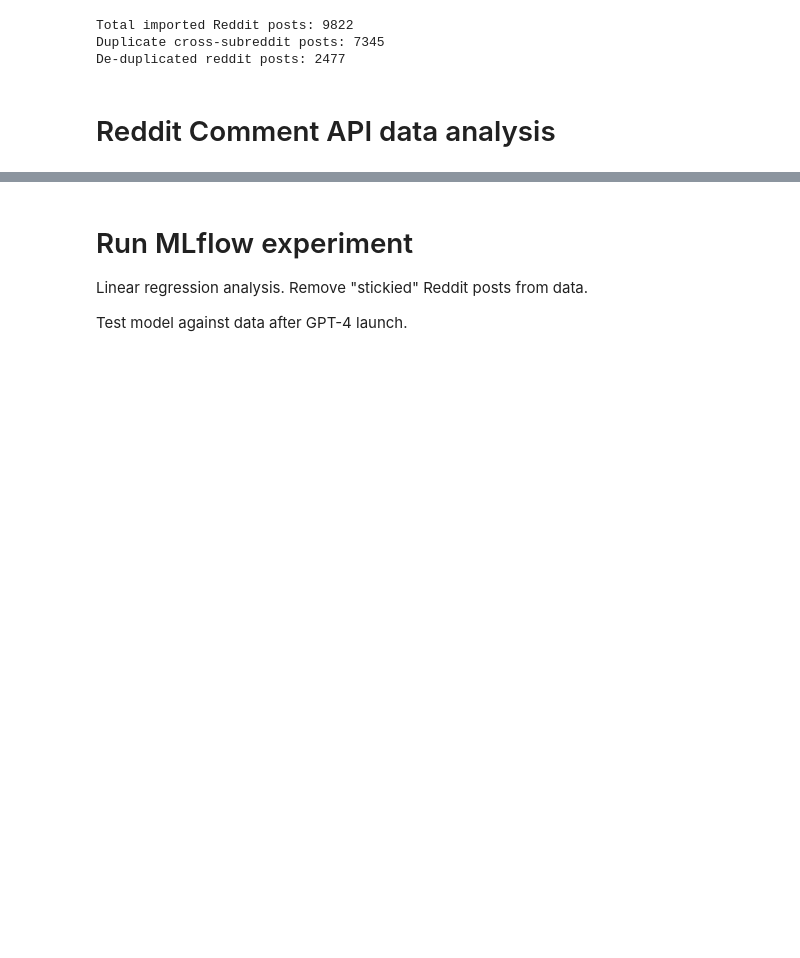
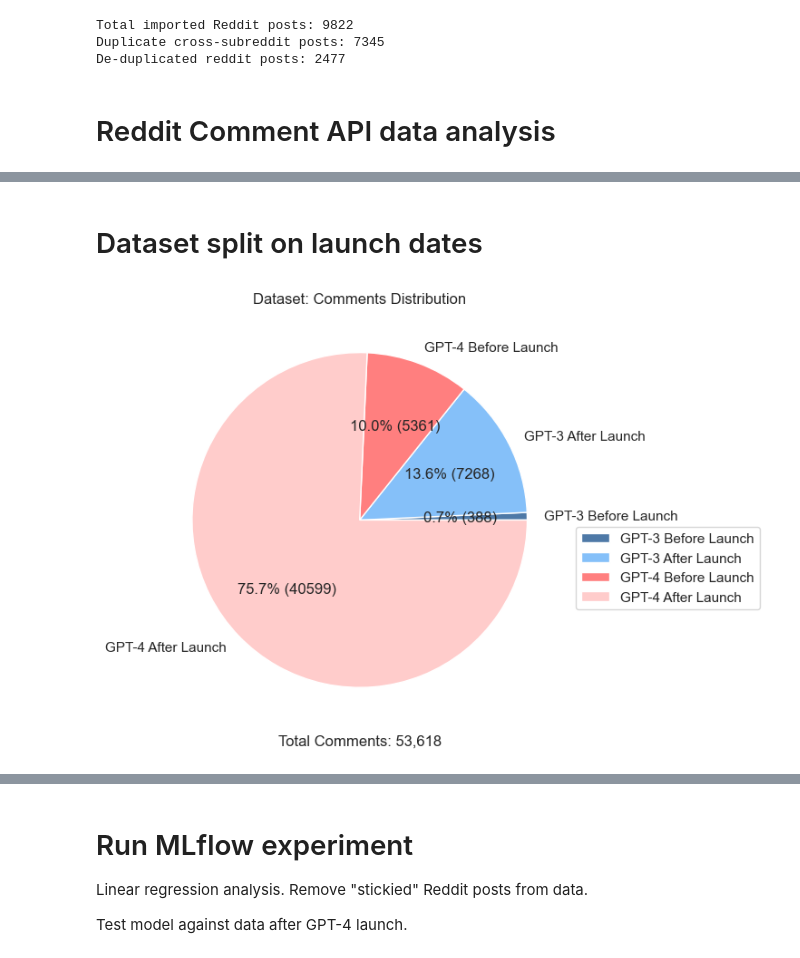
Before and after one commit to georgeh12/reddit-gpt, a Jupyter notebook: sentiment-analysis.ipynb, the cells around one changed output, grey strips where cells are left out. Saved outputs shown, nothing was run; the diff lists cells and outputs as text; code cells hidden in the pictures; blank space fills up the shorter version.

```diff
--- a/sentiment-analysis.ipynb
+++ b/sentiment-analysis.ipynb
@@ -325,3 +360,25 @@ TypeError: expected string or bytes-like object
+# %%
+def apply_subreddit_weight(dataset, column, inplace=True):
+    if inplace: _dataset = dataset
+    else: _dataset = dataset.copy()
+    column_weight = column + '_weighted'
+    # Calculate weighted score by dividing the score by the percentage of the subreddit
+    _dataset[column_weight] = _dataset.apply(
+        lambda row: row[column] * 100 / (100 - metadata.loc[row['subreddit']]['subscribers_pct']), axis=1)
+    return _dataset
+
+apply_subreddit_weight(df_posts, 'score')
+apply_subreddit_weight(df_posts, 'num_comments')
+apply_subreddit_weight(df_comments, 'comment_score')
+apply_subreddit_weight(df_comments, 'comment_num_replies')
+
+# Merge posts with comments
+df = pd.merge(df_posts, df_comments, on='id', how='left')
+
+# Output data analysis to CSV
+df_to_csv(df, output_dir + ['raw'], 'combined.csv')
+# %% [markdown]
+# Dataset split on launch dates
 # %%
 # Define the date range for GPT-3 hype analysis
 gpt3_start = datetime(2022, 11, 1)
@@ -335,45 +392,45 @@ gpt4_end = datetime(2023, 5, 15)
 
 # Filter GPT-3 dataset
 df_gpt3 = df[(gpt3_start <= df['date']) & (df['date'] < gpt3_end + timedelta(days=1))]
+df_gpt3 = df[(gpt3_start <= df['comment_date']) & (df['comment_date'] < gpt3_end + timedelta(days=1))]
 # get the distance of the date to the GPT-3 launch date
 df_gpt3['launch_distance'] = abs(gpt3_launch - df_gpt3['date'])
 df_gpt3['launch_distance_f'] = df_gpt3['launch_distance'] / pd.to_timedelta(1, unit='D')
 
 
 # Filter GPT-4 dataset
 df_gpt4 = df[(gpt4_start <= df['date']) & (df['date'] < gpt4_end + timedelta(days=1))]
+df_gpt4 = df[(gpt4_start <= df['comment_date']) & (df['comment_date'] < gpt4_end + timedelta(days=1))]
 # get the distance of the date to the GPT-4 launch date
 df_gpt4['launch_distance'] = abs(gpt4_launch - df_gpt4['date'])
 df_gpt4['launch_distance_f'] = df_gpt4['launch_distance'] / pd.to_timedelta(1, unit='D')
-
-# apply vader sentiment to matched datasets
-vader_sentiment(df_gpt3)
-vader_sentiment(df_gpt4)
 
 # Split at gpt3_launch date
 df_gpt3_before = df_gpt3[df_gpt3['date'] < gpt3_launch]
 df_gpt3_after = df_gpt3[gpt3_launch <= df_gpt3['date']]
 # Split at gpt4_launch date
 df_gpt4_before = df_gpt4[df_gpt4['date'] < gpt4_launch]
 df_gpt4_after = df_gpt4[gpt4_launch <= df_gpt4['date']]
 
 # Get counts of datasets before and after launch dates
 df_gpt_counts = {
     'GPT-3 Before Launch': len(df_gpt3_before),
     'GPT-3 After Launch': len(df_gpt3_after),
     'GPT-4 Before Launch': len(df_gpt4_before),
     'GPT-4 After Launch': len(df_gpt4_after)
 }
 # Plot pie chart of GPT search distribution
 plt.figure(figsize=(8, 6))
 colors = ['#4e79a7', '#85c0f9', '#ff7f7f', '#ffcccb']
 plt.pie(df_gpt_counts.values(), colors=colors, labels=df_gpt_counts.keys(), autopct=lambda pct: f"{pct:.1f}% ({int(pct/100*sum(df_gpt_counts.values()))})")
 # Add annotations for subscriber percentages
 plt.legend(loc='upper left', bbox_to_anchor=(1, 0.5))
-plt.title('Dataset: Posts Distribution')
+plt.title('Dataset: Comments Distribution')
 plt.ylabel('')
-plt.xlabel('Total Posts: ' + "{:,}".format(sum(df_gpt_counts.values())))
+plt.xlabel('Total Comments: ' + "{:,}".format(sum(df_gpt_counts.values())))
 plt.show()
+# %% [output]
+[figure, added]
 # %%
 def visualize_sentiment(dataset, name):
     # Plot histogram of compound sentiment scores
```
Also changed, not shown: parts of 20 cells of this notebook, 5 other files.
